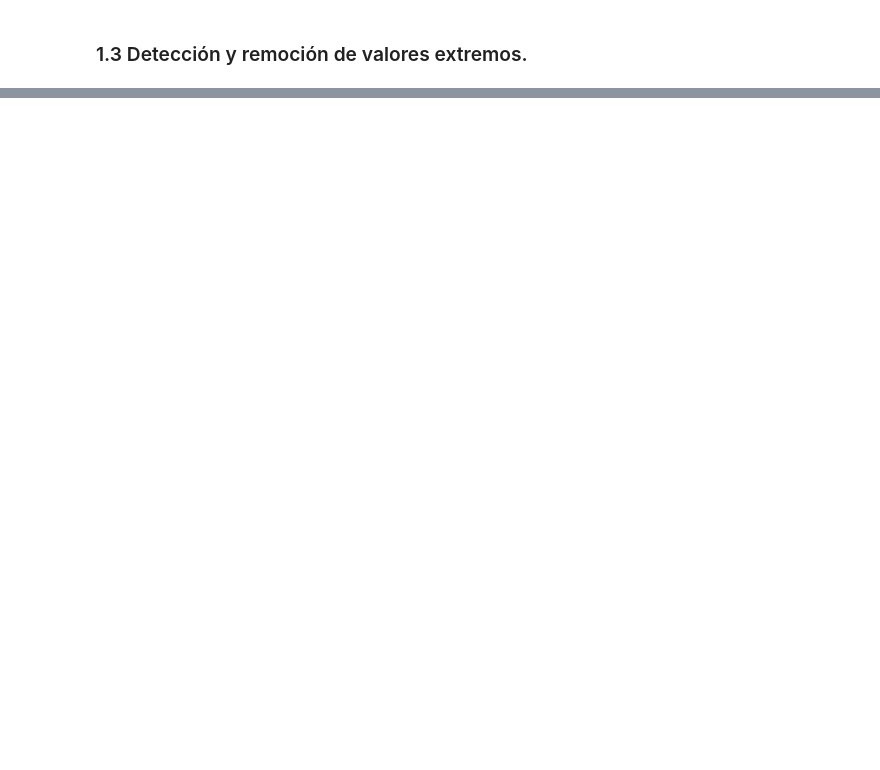
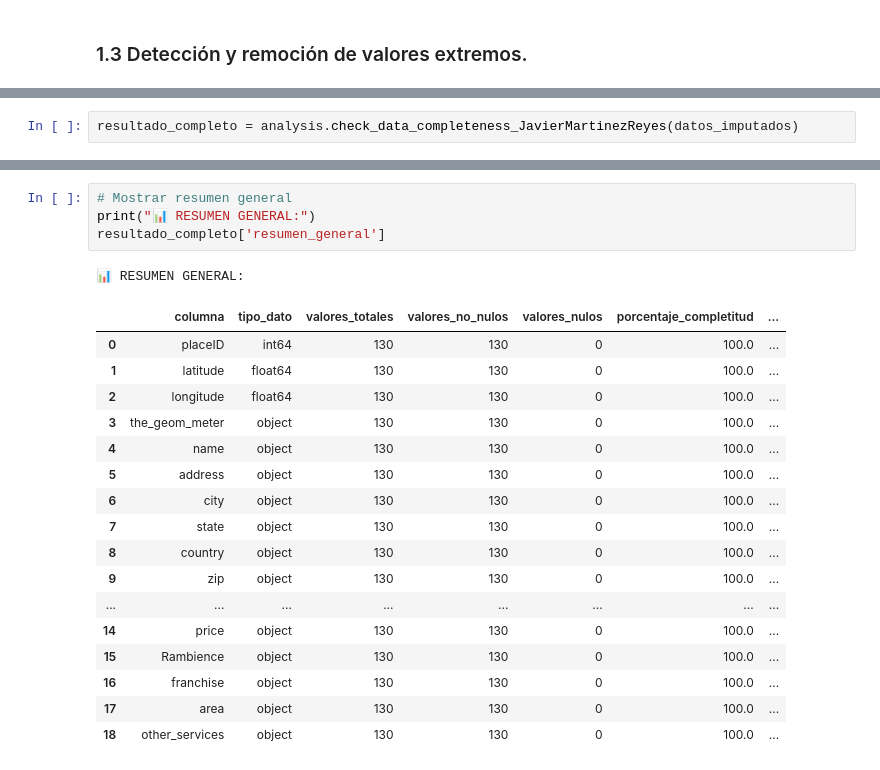
Before and after one commit to somexav/ciencia_datos_examen, a Jupyter notebook: examen.ipynb, the cells around one changed output, grey strips where cells are left out. Drawn from its saved outputs; the diff is of its cells as text; blank space fills up the shorter version.

```diff
--- a/examen.ipynb
+++ b/examen.ipynb
@@ -127,0 +375,2 @@ outliers_zscore
+# %%
+resultado_completo = analysis.check_data_completeness_JavierMartinezReyes(datos_imputados)
@@ -127,0 +398,23 @@ outliers_zscore
+# %%
+# Mostrar resumen general
+print("📊 RESUMEN GENERAL:")
+resultado_completo['resumen_general']
+# %% [output]
+📊 RESUMEN GENERAL:
+|  | columna | tipo_dato | valores_totales | valores_no_nulos | valores_nulos | porcentaje_completitud | ... |
+| 0 | placeID | int64 | 130 | 130 | 0 | 100.0 | ... |
+| 1 | latitude | float64 | 130 | 130 | 0 | 100.0 | ... |
+| 2 | longitude | float64 | 130 | 130 | 0 | 100.0 | ... |
+| 3 | the_geom_meter | object | 130 | 130 | 0 | 100.0 | ... |
+| 4 | name | object | 130 | 130 | 0 | 100.0 | ... |
+| 5 | address | object | 130 | 130 | 0 | 100.0 | ... |
+| 6 | city | object | 130 | 130 | 0 | 100.0 | ... |
+| 7 | state | object | 130 | 130 | 0 | 100.0 | ... |
+| 8 | country | object | 130 | 130 | 0 | 100.0 | ... |
+| 9 | zip | object | 130 | 130 | 0 | 100.0 | ... |
+| ... | ... | ... | ... | ... | ... | ... | ... |
+| 14 | price | object | 130 | 130 | 0 | 100.0 | ... |
+| 15 | Rambience | object | 130 | 130 | 0 | 100.0 | ... |
+| 16 | franchise | object | 130 | 130 | 0 | 100.0 | ... |
+| 17 | area | object | 130 | 130 | 0 | 100.0 | ... |
+| 18 | other_services | object | 130 | 130 | 0 | 100.0 | ... |
```
Also changed, not shown: parts of 34 cells of this notebook, 1 other file.
